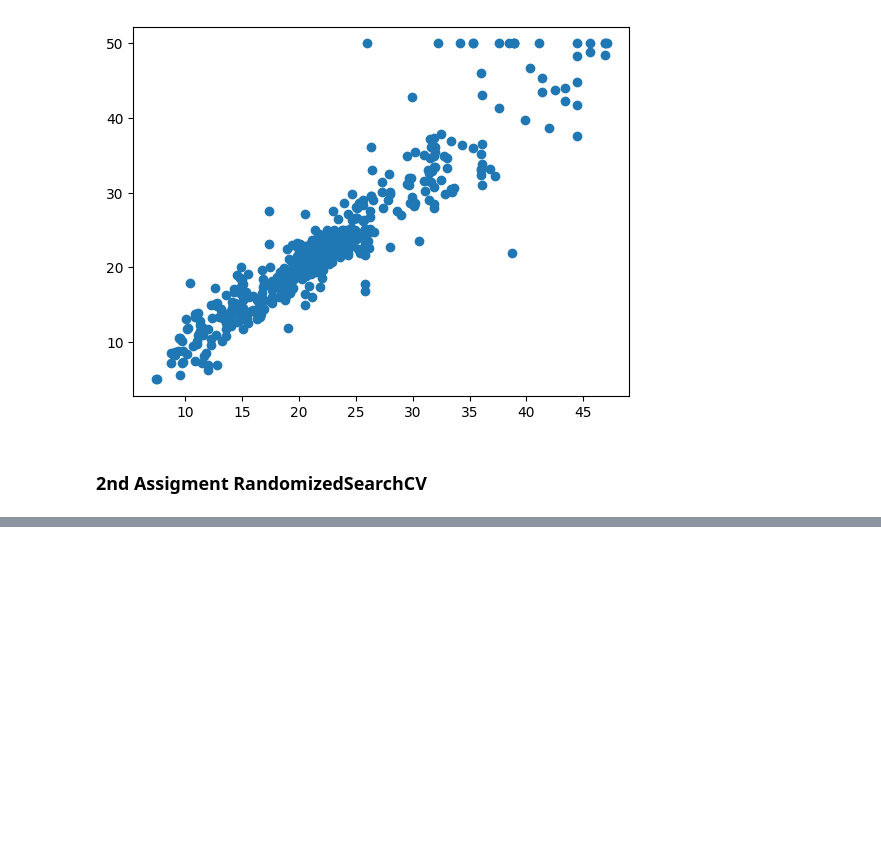
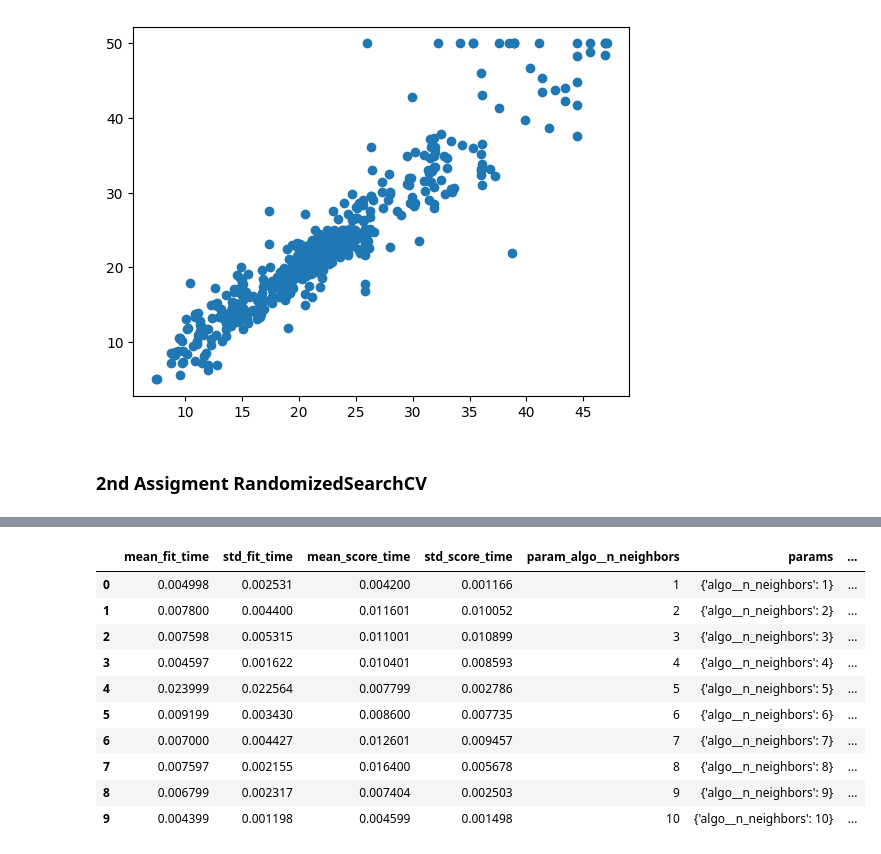
Before and after one commit to ijazkhan101/Machine-Learning-with-Python-20Days, a Jupyter notebook: MLDay02/Day2Assigment.ipynb, the cells around one changed output, grey strips where cells are left out. Cells and saved outputs as stored; diff of their text form; code cells hidden in the pictures; blank space fills up the shorter version.

Commit message:
RandomizedSearchCV
RandomizedSearchCV

```diff
--- a/MLDay02/Day2Assigment.ipynb
+++ b/MLDay02/Day2Assigment.ipynb
@@ -42,2 +46,7 @@ from sklearn.neighbors import KNeighborsRegressor
 # %%
 X,y = load_boston(return_X_y=True)
+# %%
+pipe =Pipeline([
+    ('scaler',StandardScaler()),
+    ("algo",KNeighborsRegressor())]
+)
@@ -43,0 +72,7 @@ X,y = load_boston(return_X_y=True)
+# %%
+# using RandomizedSearchCV
+model =RandomizedSearchCV(
+    estimator=pipe,
+    param_distributions ={'algo__n_neighbors': [1,2,3,4,5,6,7,8,9,10]},
+    cv=5
+)
@@ -43,0 +87,2 @@ X,y = load_boston(return_X_y=True)
+# %%
+model.fit(X, y)
@@ -43,0 +115,15 @@ X,y = load_boston(return_X_y=True)
+# %%
+import pandas as pd
+pd.DataFrame(model.cv_results_)
+# %% [output]
+|  | mean_fit_time | std_fit_time | mean_score_time | std_score_time | param_algo__n_neighbors | params | ... |
+| 0 | 0.004998 | 0.002531 | 0.004200 | 0.001166 | 1 | {'algo__n_neighbors': 1} | ... |
+| 1 | 0.007800 | 0.004400 | 0.011601 | 0.010052 | 2 | {'algo__n_neighbors': 2} | ... |
+| 2 | 0.007598 | 0.005315 | 0.011001 | 0.010899 | 3 | {'algo__n_neighbors': 3} | ... |
+| 3 | 0.004597 | 0.001622 | 0.010401 | 0.008593 | 4 | {'algo__n_neighbors': 4} | ... |
+| 4 | 0.023999 | 0.022564 | 0.007799 | 0.002786 | 5 | {'algo__n_neighbors': 5} | ... |
+| 5 | 0.009199 | 0.003430 | 0.008600 | 0.007735 | 6 | {'algo__n_neighbors': 6} | ... |
+| 6 | 0.007000 | 0.004427 | 0.012601 | 0.009457 | 7 | {'algo__n_neighbors': 7} | ... |
+| 7 | 0.007597 | 0.002155 | 0.016400 | 0.005678 | 8 | {'algo__n_neighbors': 8} | ... |
+| 8 | 0.006799 | 0.002317 | 0.007404 | 0.002503 | 9 | {'algo__n_neighbors': 9} | ... |
+| 9 | 0.004399 | 0.001198 | 0.004599 | 0.001498 | 10 | {'algo__n_neighbors': 10} | ... |
```
Also changed, not shown: parts of 5 cells of this notebook.
